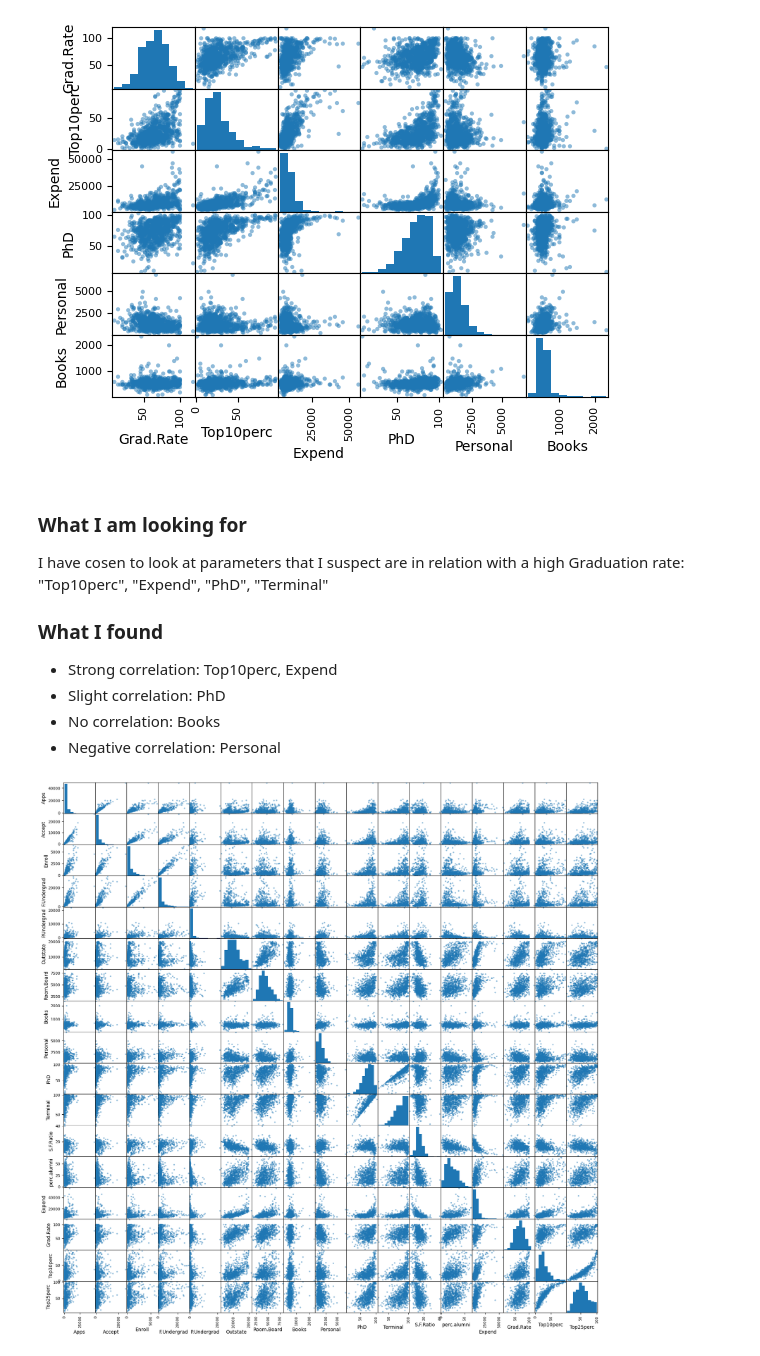
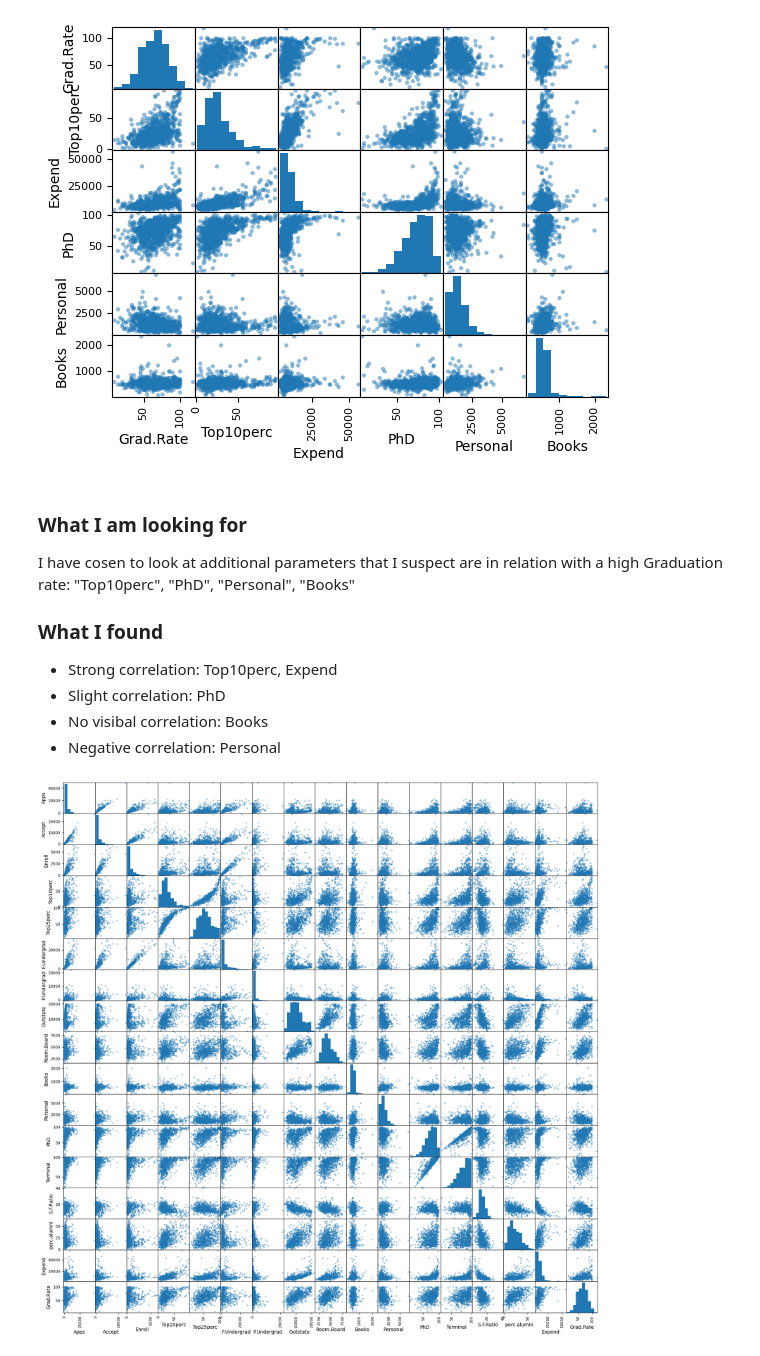
Before and after one commit to philipforsting/Databehandling-PHILIP-Forsting, a Jupyter notebook: Labb/DatabehandlingLabb_PhilipForsting.ipynb, the cells around one changed output. Saved outputs shown, nothing was run; the diff lists cells and outputs as text; code cells hidden in the pictures.

```diff
--- a/Labb/DatabehandlingLabb_PhilipForsting.ipynb
+++ b/Labb/DatabehandlingLabb_PhilipForsting.ipynb
@@ -112,16 +112,17 @@ a = pd.plotting.scatter_matrix(df_college[["Grad.Rate", "Top10perc", "Expend", "
 [figure]
 # %% [markdown]
 ### What I am looking for
-I have cosen to look at parameters that I suspect are in relation with a high Graduation rate: "Top10perc", "Expend", "PhD", "Terminal"
+I have cosen to look at additional parameters that I suspect are in relation with a high Graduation rate: "Top10perc", "PhD", "Personal", "Books"
 
 ### What I found
 * Strong correlation: Top10perc, Expend
 * Slight correlation: PhD
-* No correlation: Books
+* No visibal correlation: Books
 * Negative correlation: Personal
 # %%
 # h(3/3) Plot everything, Texas sharpshooter
-a = pd.plotting.scatter_matrix(df_college[["Private", "Apps", "Accept", "Enroll", "F.Undergrad", "P.Undergrad", "Outstate", "Room.Board", "Books", "Personal", "PhD", "Terminal", "S.F.Ratio", "perc.alumni", "Expend", "Grad.Rate", "Top10perc", "Top25perc"]],
-                                          figsize=(20, 20))
+
+
+a = pd.plotting.scatter_matrix(df_college, figsize=(20, 20))
 # %% [output]
-[figure, old version]
+[figure, new version]
```
Also changed, not shown: parts of 1 cell of this notebook, 2 other files.
